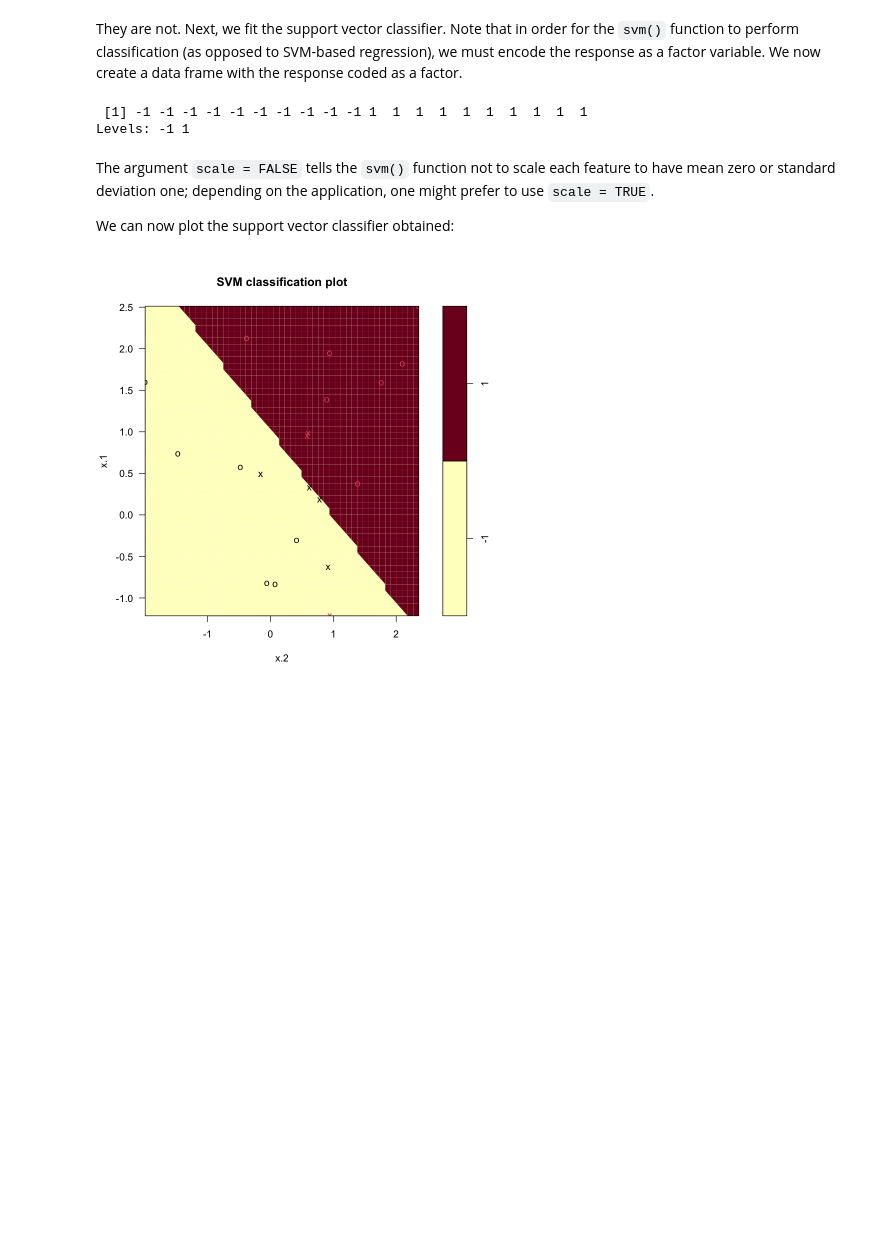
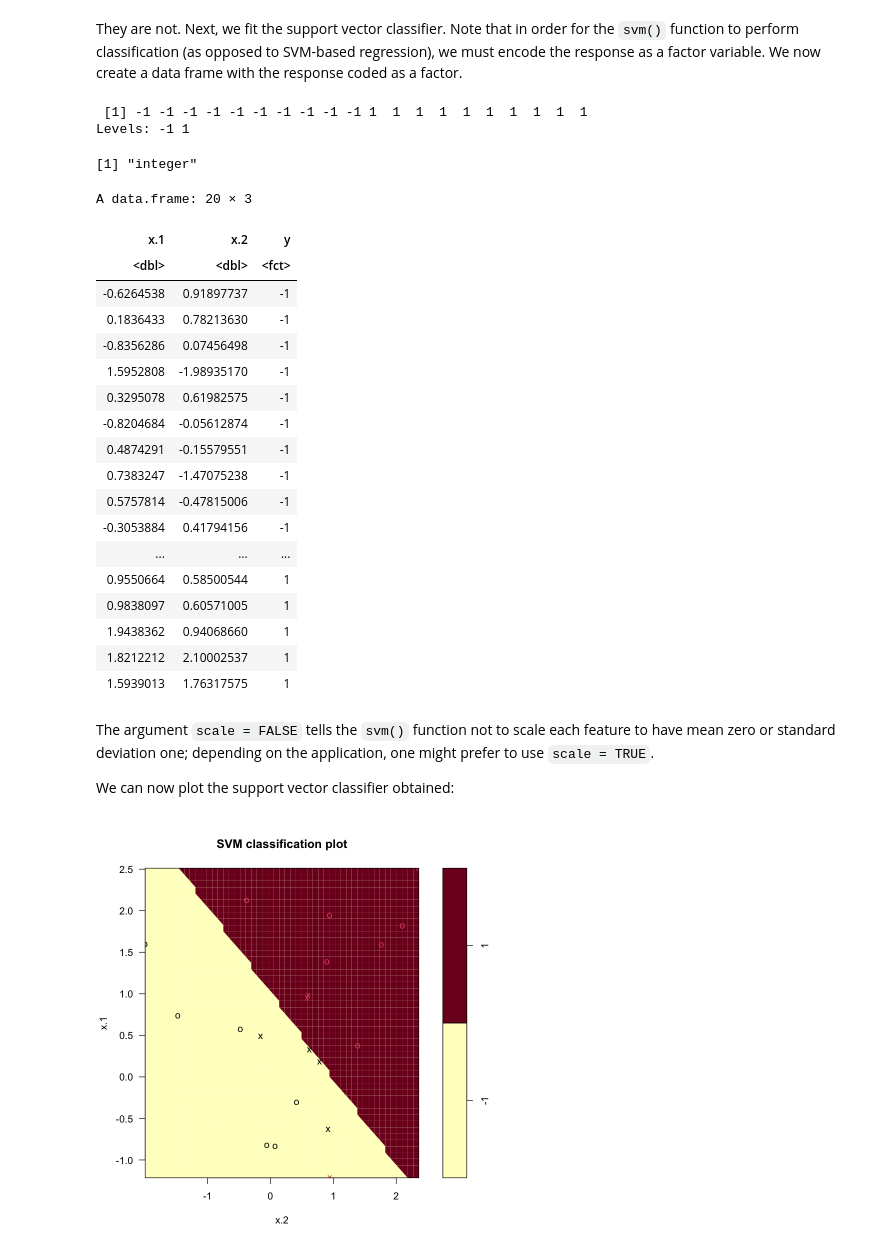
Before and after one commit to MoJabeen/DataScience_Nts, a Jupyter notebook: Notebooks/Support Vector Machines (R).ipynb, the cells around one changed output. Cells and saved outputs as stored; diff of their text form; code cells hidden in the pictures; blank space fills up the shorter version.

```diff
--- a/Notebooks/Support Vector Machines (R).ipynb
+++ b/Notebooks/Support Vector Machines (R).ipynb
@@ -64,11 +65,37 @@ print(y)
 # %% [output]
  [1] -1 -1 -1 -1 -1 -1 -1 -1 -1 -1 1  1  1  1  1  1  1  1  1  1
 Levels: -1 1
+# %%
+typeof(y)
+# %% [output]
+[1] "integer"
 # %%
 dat <- data.frame(x = x, y = as.factor(y))
+
+dat
 library(e1071)
 svmfit <- svm(y ~ ., data = dat, kernel = "linear",
     cost = 10, scale = FALSE)
+# %% [output]
+A data.frame: 20 × 3
+| x.1 | x.2 | y |
+| <dbl> | <dbl> | <fct> |
+| -0.6264538 | 0.91897737 | -1 |
+| 0.1836433 | 0.78213630 | -1 |
+| -0.8356286 | 0.07456498 | -1 |
+| 1.5952808 | -1.98935170 | -1 |
+| 0.3295078 | 0.61982575 | -1 |
+| -0.8204684 | -0.05612874 | -1 |
+| 0.4874291 | -0.15579551 | -1 |
+| 0.7383247 | -1.47075238 | -1 |
+| 0.5757814 | -0.47815006 | -1 |
+| -0.3053884 | 0.41794156 | -1 |
+| ... | ... | ... |
+| 0.9550664 | 0.58500544 | 1 |
+| 0.9838097 | 0.60571005 | 1 |
+| 1.9438362 | 0.94068660 | 1 |
+| 1.8212212 | 2.10002537 | 1 |
+| 1.5939013 | 1.76317575 | 1 |
 # %% [markdown]
 The argument `scale = FALSE` tells the `svm()` function not to scale each feature to have mean zero or standard deviation one; depending on the application, one might prefer to use `scale = TRUE`.
 
```
Also changed, not shown: parts of 14 cells of this notebook, 6 other files.
